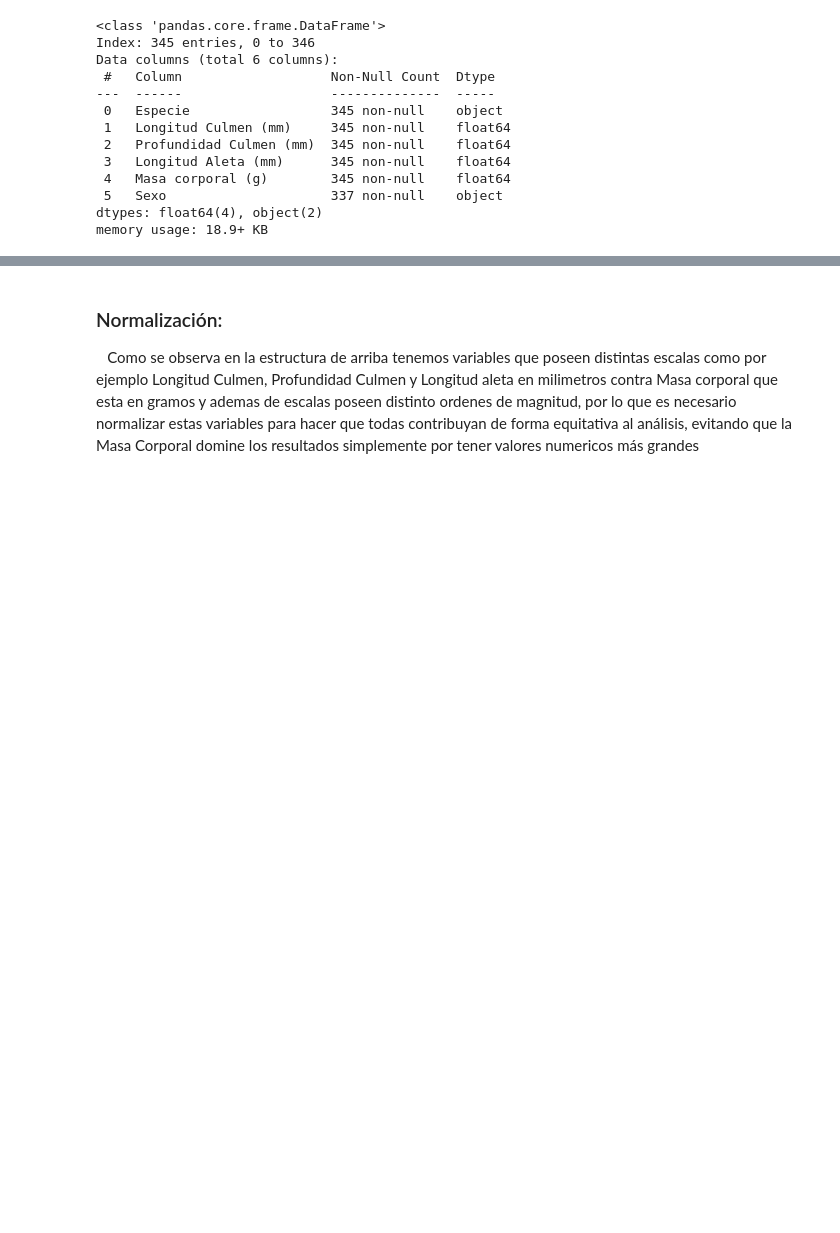
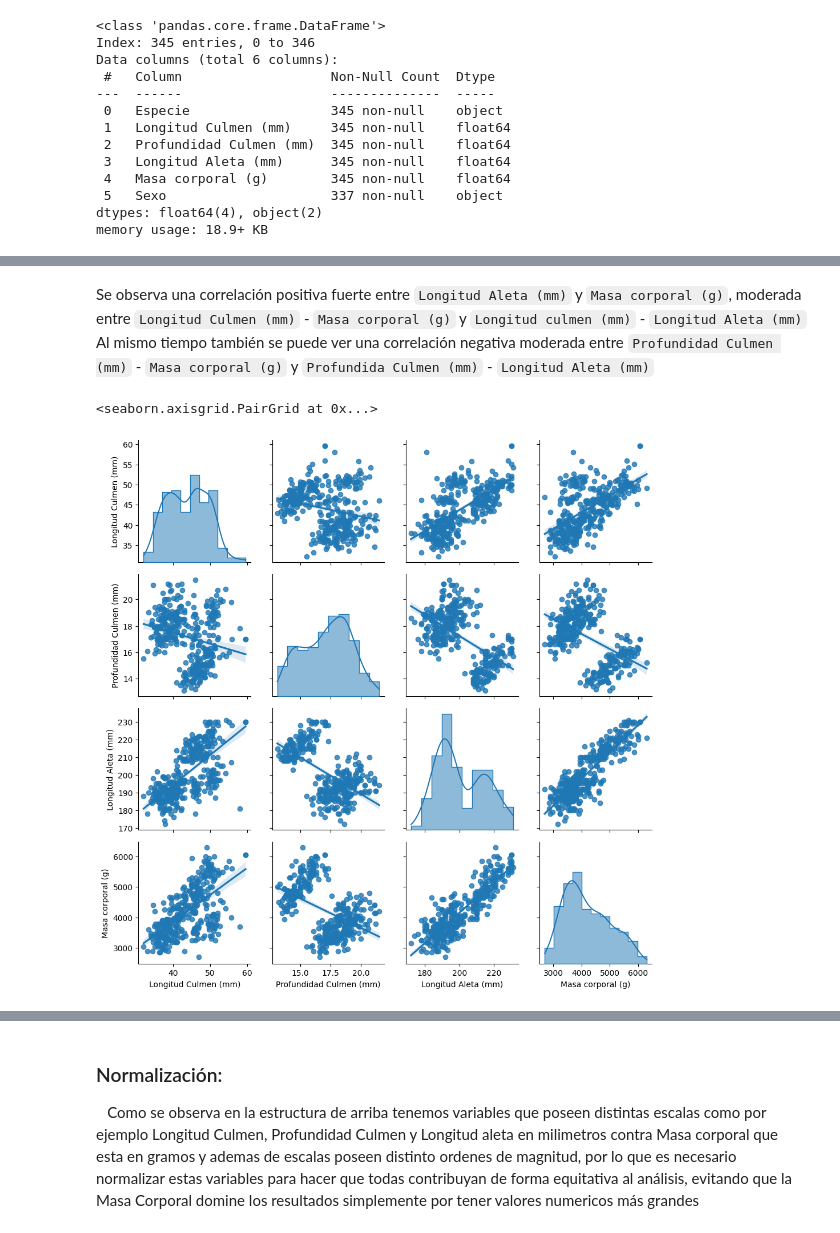
Before and after one commit to manuellazarte/TP-Mineria-Datos-Pinguinos, a Jupyter notebook: TP1_Lazarte_Larrubia.ipynb, the cells around one changed output, grey strips where cells are left out. Drawn from its saved outputs; the diff is of its cells as text; code cells hidden in the pictures; blank space fills up the shorter version.

```diff
--- a/TP1_Lazarte_Larrubia.ipynb
+++ b/TP1_Lazarte_Larrubia.ipynb
@@ -126,0 +202,10 @@ memory usage: 18.9+ KB
+# %% [markdown]
+Se observa una correlación positiva fuerte entre `Longitud Aleta (mm)` y `Masa corporal (g)`, moderada entre `Longitud Culmen (mm)` - `Masa corporal (g)` y `Longitud culmen (mm)` - `Longitud Aleta (mm)`
+Al mismo tiempo también se puede ver una correlación negativa moderada entre `Profundidad Culmen (mm)` - `Masa corporal (g)` y `Profundida Culmen (mm)` - `Longitud Aleta (mm)`
+# %%
+g = sns.PairGrid(X)
+g.map_diag(sns.histplot, kde=True, element='step')
+g.map_offdiag(sns.regplot)
+# %% [output]
+<seaborn.axisgrid.PairGrid at 0x...>
+[figure, added]
```
Also changed, not shown: parts of 51 cells of this notebook.
